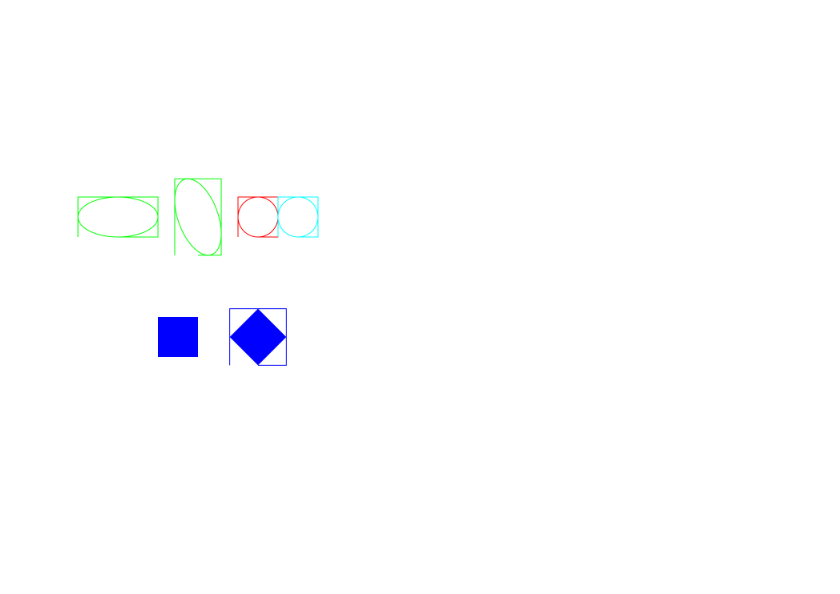
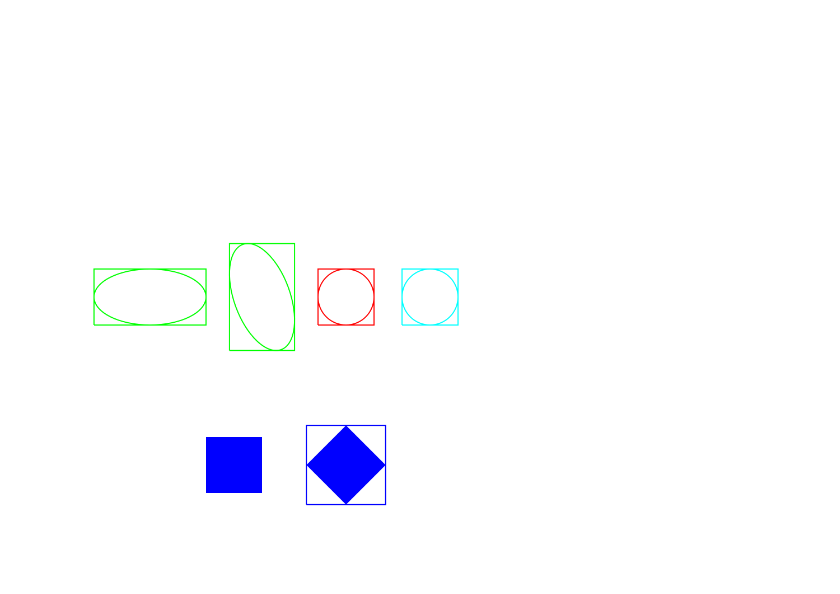
Before and after one commit to jon21o/Drawing, a Jupyter notebook: test_shapes1.ipynb, the cells around one changed output. Drawn from its saved outputs; the diff is of its cells as text; code cells hidden in the pictures; blank space fills up the shorter version.

Commit message:
Updated reference points for creating shapes and updated demonstration

```diff
--- a/test_shapes1.ipynb
+++ b/test_shapes1.ipynb
@@ -15,4 +15,4 @@ def disp(draw_func):
     draw_func(context, 1000, 1000)
     with BytesIO() as fileobj:
         surface.write_to_png(fileobj)
-        display(Image(fileobj.getvalue(), width=400))
+        display(Image(fileobj.getvalue(), width=1000))
@@ -70,18 +18,0 @@ def draw(context, width, height):
-# %%
-@disp
-def draw(context, width, height):
-    rect1 = Shapes.My_Rectangle(
-        ref_pt="center", ref_pt_x=500, ref_pt_y=500, width=40, height=40
-    )
-
-    context.set_source_rgb(*colors.red)
-
-    context.move_to(rect1.bbox_bot_left_x, rect1.bbox_bot_left_y)
-    context.line_to(rect1.bbox_mid_left_x, rect1.bbox_mid_left_y)
-    context.line_to(rect1.bbox_top_left_x, rect1.bbox_top_left_y)
-    context.line_to(rect1.bbox_mid_top_x, rect1.bbox_mid_top_y)
-    context.line_to(rect1.bbox_top_right_x, rect1.bbox_top_right_y)
-    context.line_to(rect1.bbox_mid_right_x, rect1.bbox_mid_right_y)
-    context.line_to(rect1.bbox_bot_right_x, rect1.bbox_bot_right_y)
-    context.line_to(rect1.bbox_mid_bot_x, rect1.bbox_mid_bot_y)
-    context.stroke()
@@ -193,76 +19,37 @@ def draw(context, width, height):
 # %%
 @disp
 def draw(context, width, height):
     rect1 = Shapes.My_Rectangle(
         ref_pt="mid_left", ref_pt_x=300, ref_pt_y=200, width=100, height=100
     )
     circ1 = Shapes.My_Circle(
         ref_pt="left", ref_pt_x=500, ref_pt_y=500, radius=50
     )
     ellipse1 = Shapes.My_Ellipse(
         ref_pt="center", ref_pt_x=200, ref_pt_y=500, x_radius=100, y_radius=50
     )
 
     rect1.draw_fill(context, *colors.blue)
     rect1.translate(200, 0)
     rect1.rotate(45)
     rect1.draw_fill(context, *colors.blue)
-    context.move_to(rect1.bbox_bot_left_x, rect1.bbox_bot_left_y)
-    context.line_to(rect1.bbox_mid_left_x, rect1.bbox_mid_left_y)
-    context.line_to(rect1.bbox_top_left_x, rect1.bbox_top_left_y)
-    context.line_to(rect1.bbox_mid_top_x, rect1.bbox_mid_top_y)
-    context.line_to(rect1.bbox_top_right_x, rect1.bbox_top_right_y)
-    context.line_to(rect1.bbox_mid_right_x, rect1.bbox_mid_right_y)
-    context.line_to(rect1.bbox_bot_right_x, rect1.bbox_bot_right_y)
-    context.line_to(rect1.bbox_mid_bot_x, rect1.bbox_mid_bot_y)
-    context.stroke()
+    rect1.draw_bbox_stroke(context, *colors.blue)
 
-    context.move_to(circ1.bbox_bot_left_x, circ1.bbox_bot_left_y)
-    context.line_to(circ1.bbox_mid_left_x, circ1.bbox_mid_left_y)
-    context.line_to(circ1.bbox_top_left_x, circ1.bbox_top_left_y)
-    context.line_to(circ1.bbox_mid_top_x, circ1.bbox_mid_top_y)
-    context.line_to(circ1.bbox_top_right_x, circ1.bbox_top_right_y)
-    context.line_to(circ1.bbox_mid_right_x, circ1.bbox_mid_right_y)
-    context.line_to(circ1.bbox_bot_right_x, circ1.bbox_bot_right_y)
-    context.line_to(circ1.bbox_mid_bot_x, circ1.bbox_mid_bot_y)
+    circ1.draw_bbox_stroke(context, *colors.red)
     circ1.draw_stroke(context, *colors.red)
-    circ1.translate(100, 0)
+    circ1.translate(150, 0)
     circ1.rotate(135)
     circ1.draw_stroke(context, *colors.cyan)
-    context.move_to(circ1.bbox_bot_left_x, circ1.bbox_bot_left_y)
-    context.line_to(circ1.bbox_mid_left_x, circ1.bbox_mid_left_y)
-    context.line_to(circ1.bbox_top_left_x, circ1.bbox_top_left_y)
-    context.line_to(circ1.bbox_mid_top_x, circ1.bbox_mid_top_y)
-    context.line_to(circ1.bbox_top_right_x, circ1.bbox_top_right_y)
-    context.line_to(circ1.bbox_mid_right_x, circ1.bbox_mid_right_y)
-    context.line_to(circ1.bbox_bot_right_x, circ1.bbox_bot_right_y)
-    context.line_to(circ1.bbox_mid_bot_x, circ1.bbox_mid_bot_y)
-    context.stroke()
+    circ1.draw_bbox_stroke(context, *colors.cyan)
 
     ellipse1.draw_stroke(context, *colors.green)
-    context.move_to(ellipse1.bbox_bot_left_x, ellipse1.bbox_bot_left_y)
-    context.line_to(ellipse1.bbox_mid_left_x, ellipse1.bbox_mid_left_y)
-    context.line_to(ellipse1.bbox_top_left_x, ellipse1.bbox_top_left_y)
-    context.line_to(ellipse1.bbox_mid_top_x, ellipse1.bbox_mid_top_y)
-    context.line_to(ellipse1.bbox_top_right_x, ellipse1.bbox_top_right_y)
-    context.line_to(ellipse1.bbox_mid_right_x, ellipse1.bbox_mid_right_y)
-    context.line_to(ellipse1.bbox_bot_right_x, ellipse1.bbox_bot_right_y)
-    context.line_to(ellipse1.bbox_mid_bot_x, ellipse1.bbox_mid_bot_y)
-    context.stroke()
+    ellipse1.draw_bbox_stroke(context, *colors.green)
     ellipse1.translate(200, 0)
     ellipse1.rotate(110)
     ellipse1.draw_stroke(context, *colors.green)
-    context.move_to(ellipse1.bbox_bot_left_x, ellipse1.bbox_bot_left_y)
-    context.line_to(ellipse1.bbox_mid_left_x, ellipse1.bbox_mid_left_y)
-    context.line_to(ellipse1.bbox_top_left_x, ellipse1.bbox_top_left_y)
-    context.line_to(ellipse1.bbox_mid_top_x, ellipse1.bbox_mid_top_y)
-    context.line_to(ellipse1.bbox_top_right_x, ellipse1.bbox_top_right_y)
-    context.line_to(ellipse1.bbox_mid_right_x, ellipse1.bbox_mid_right_y)
-    context.line_to(ellipse1.bbox_bot_right_x, ellipse1.bbox_bot_right_y)
-    context.line_to(ellipse1.bbox_mid_bot_x, ellipse1.bbox_mid_bot_y)
-    context.stroke()
+    ellipse1.draw_bbox_stroke(context, *colors.green)
 # %% [output]
-[figure, old version]
+[figure, new version]
 # %%
 @disp
 def draw(context, width, height):
```
Also changed, not shown: parts of 9 cells of this notebook, 1 other file.
